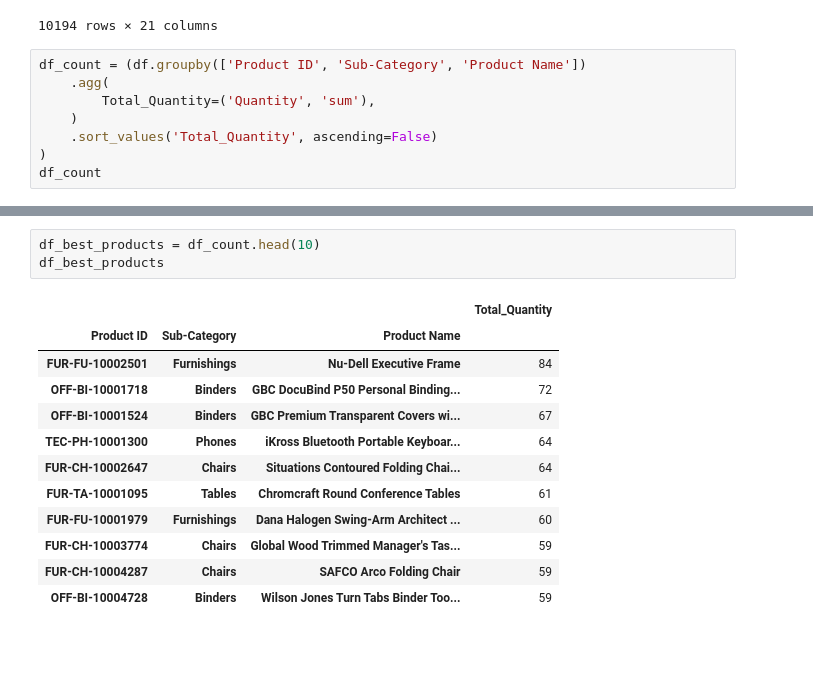
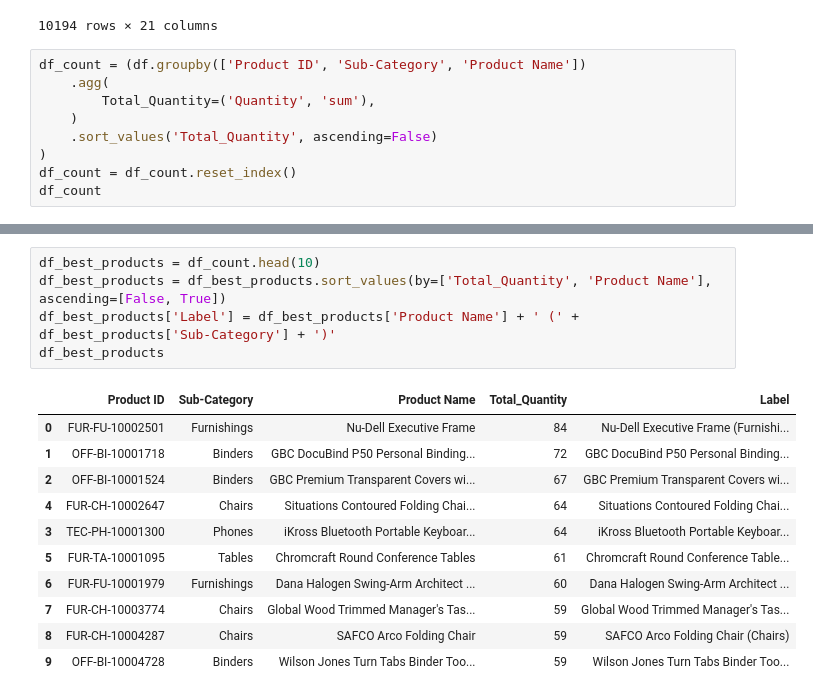
Before and after one commit to leonievera/Superstore_Sales_Analysis, a Jupyter notebook: 06_products.ipynb, the cells around one changed output, grey strips where cells are left out. Cells and saved outputs as stored; diff of their text form; blank space fills up the shorter version.

```diff
--- a/06_products.ipynb
+++ b/06_products.ipynb
@@ -34,5 +34,6 @@ df_count = (df.groupby(['Product ID', 'Sub-Category', 'Product Name'])
     )
     .sort_values('Total_Quantity', ascending=False)
 )
+df_count = df_count.reset_index()
 df_count
 # %% [output]
@@ -53,18 +53,19 @@ df_count
 # %%
 df_best_products = df_count.head(10)
+df_best_products = df_best_products.sort_values(by=['Total_Quantity', 'Product Name'], ascending=[False, True])
+df_best_products['Label'] = df_best_products['Product Name'] + ' (' + df_best_products['Sub-Category'] + ')'
 df_best_products
 # %% [output]
-|  |  |  | Total_Quantity |
-| Product ID | Sub-Category | Product Name |  |
-| FUR-FU-10002501 | Furnishings | Nu-Dell Executive Frame | 84 |
-| OFF-BI-10001718 | Binders | GBC DocuBind P50 Personal Binding... | 72 |
-| OFF-BI-10001524 | Binders | GBC Premium Transparent Covers wi... | 67 |
-| TEC-PH-10001300 | Phones | iKross Bluetooth Portable Keyboar... | 64 |
-| FUR-CH-10002647 | Chairs | Situations Contoured Folding Chai... | 64 |
-| FUR-TA-10001095 | Tables | Chromcraft Round Conference Tables | 61 |
-| FUR-FU-10001979 | Furnishings | Dana Halogen Swing-Arm Architect ... | 60 |
-| FUR-CH-10003774 | Chairs | Global Wood Trimmed Manager's Tas... | 59 |
-| FUR-CH-10004287 | Chairs | SAFCO Arco Folding Chair | 59 |
-| OFF-BI-10004728 | Binders | Wilson Jones Turn Tabs Binder Too... | 59 |
+|  | Product ID | Sub-Category | Product Name | Total_Quantity | Label |
+| 0 | FUR-FU-10002501 | Furnishings | Nu-Dell Executive Frame | 84 | Nu-Dell Executive Frame (Furnishi... |
+| 1 | OFF-BI-10001718 | Binders | GBC DocuBind P50 Personal Binding... | 72 | GBC DocuBind P50 Personal Binding... |
+| 2 | OFF-BI-10001524 | Binders | GBC Premium Transparent Covers wi... | 67 | GBC Premium Transparent Covers wi... |
+| 4 | FUR-CH-10002647 | Chairs | Situations Contoured Folding Chai... | 64 | Situations Contoured Folding Chai... |
+| 3 | TEC-PH-10001300 | Phones | iKross Bluetooth Portable Keyboar... | 64 | iKross Bluetooth Portable Keyboar... |
+| 5 | FUR-TA-10001095 | Tables | Chromcraft Round Conference Tables | 61 | Chromcraft Round Conference Table... |
+| 6 | FUR-FU-10001979 | Furnishings | Dana Halogen Swing-Arm Architect ... | 60 | Dana Halogen Swing-Arm Architect ... |
+| 7 | FUR-CH-10003774 | Chairs | Global Wood Trimmed Manager's Tas... | 59 | Global Wood Trimmed Manager's Tas... |
+| 8 | FUR-CH-10004287 | Chairs | SAFCO Arco Folding Chair | 59 | SAFCO Arco Folding Chair (Chairs) |
+| 9 | OFF-BI-10004728 | Binders | Wilson Jones Turn Tabs Binder Too... | 59 | Wilson Jones Turn Tabs Binder Too... |
 # %%
 df_worst_products = df_count.tail(10)
```
Also changed, not shown: parts of 3 cells of this notebook, 2 other files.
